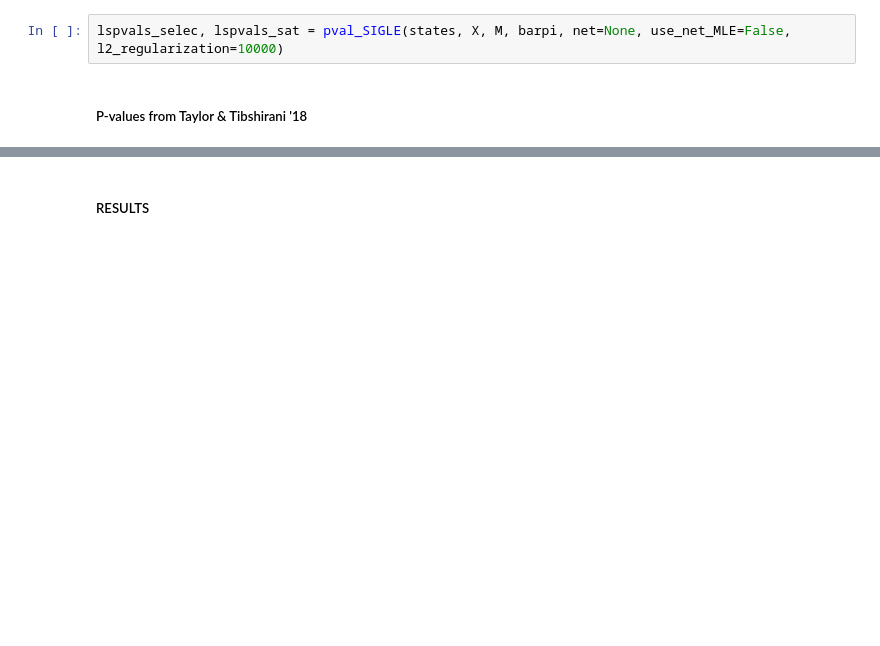
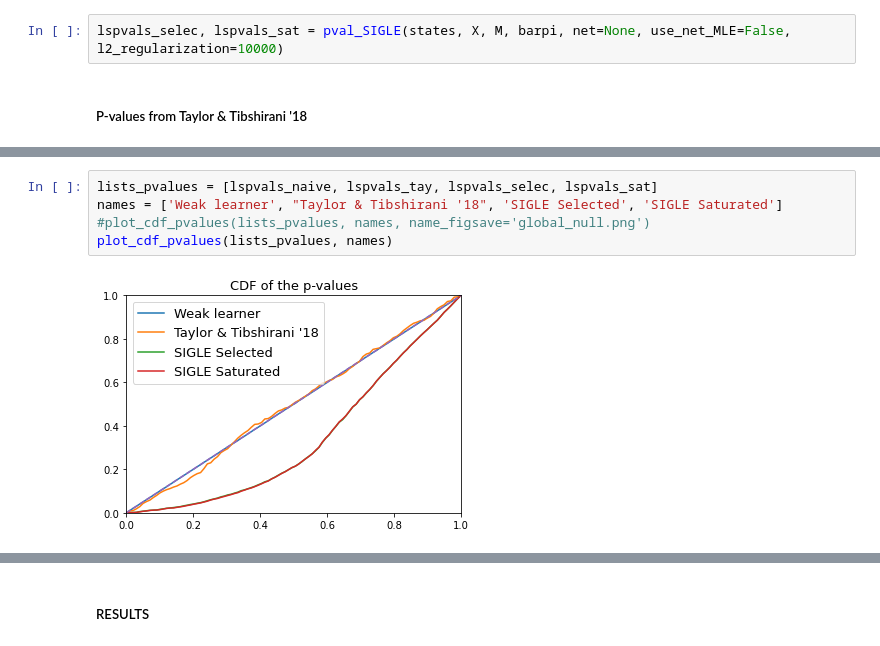
Before and after one commit to quentin-duchemin/SIGLE, a Jupyter notebook: SIGLE.ipynb, the cells around one changed output, grey strips where cells are left out. Saved outputs shown, nothing was run; the diff lists cells and outputs as text; blank space fills up the shorter version.

```diff
--- a/SIGLE.ipynb
+++ b/SIGLE.ipynb
@@ -168,0 +173,7 @@ plot_cdf_pvalues(lists_pvalues, names, name_figsave='alternative_01.png')
+# %%
+lists_pvalues = [lspvals_naive, lspvals_tay, lspvals_selec, lspvals_sat]
+names = ['Weak learner', "Taylor & Tibshirani '18", 'SIGLE Selected', 'SIGLE Saturated']
+#plot_cdf_pvalues(lists_pvalues, names, name_figsave='global_null.png')
+plot_cdf_pvalues(lists_pvalues, names)
+# %% [output]
+[figure, added]
```
Also changed, not shown: parts of 11 cells of this notebook, 1 other file.
